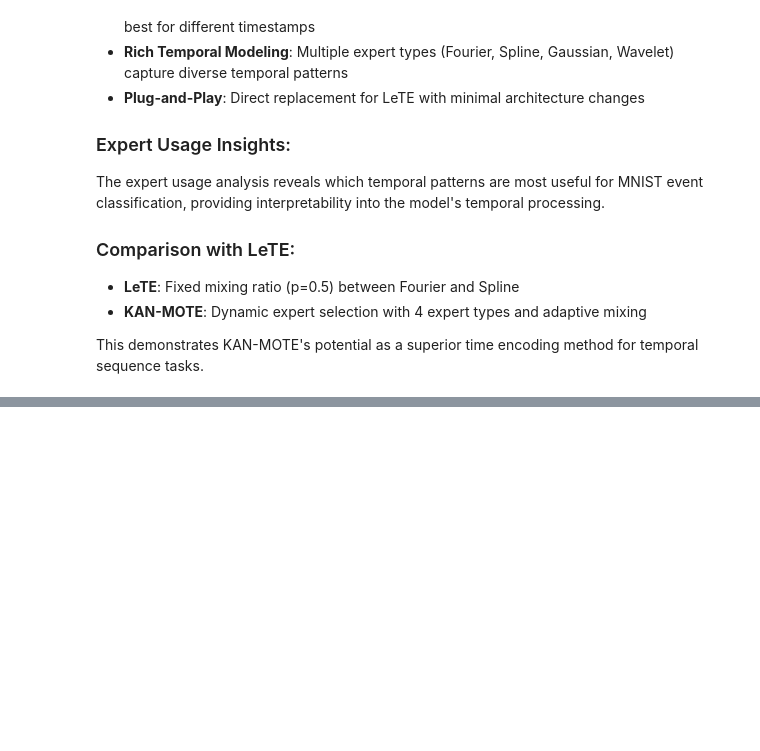
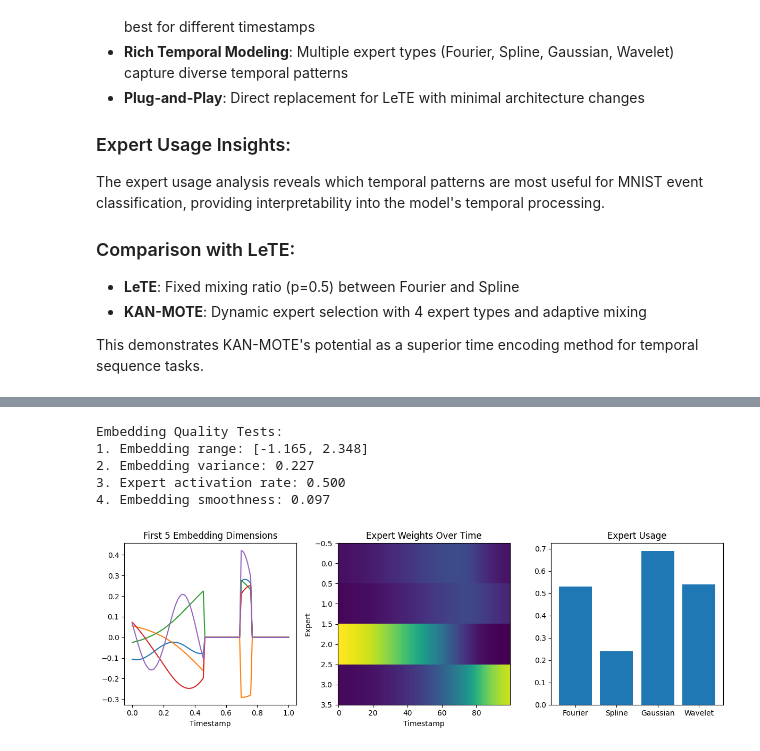
Before and after one commit to MichaelScodaeng/kan-mammotev2, a Jupyter notebook: test_mnist_kan_mote.ipynb, the cells around one changed output, grey strips where cells are left out. Saved outputs shown, nothing was run; the diff lists cells and outputs as text; code cells hidden in the pictures; blank space fills up the shorter version.

```diff
--- a/test_mnist_kan_mote.ipynb
+++ b/test_mnist_kan_mote.ipynb
@@ -612,0 +3011,53 @@ This demonstrates KAN-MOTE's potential as a superior time encoding method for te
+# %%
+# Test embedding diversity and quality
+def test_embedding_quality(model, device):
+    model.eval()
+
+    # Test different timestamp ranges
+    timestamps = torch.linspace(0, 1, 100).unsqueeze(1).to(device)
+
+    with torch.no_grad():
+        embeddings, expert_weights, expert_mask = model.time_encoder(timestamps, None)
+
+    print("Embedding Quality Tests:")
+    print(f"1. Embedding range: [{embeddings.min():.3f}, {embeddings.max():.3f}]")
+    print(f"2. Embedding variance: {embeddings.var():.3f}")
+    print(f"3. Expert activation rate: {expert_mask.float().mean():.3f}")
+
+    # Check if embeddings change smoothly
+    embedding_diffs = torch.diff(embeddings, dim=0).norm(dim=1)
+    print(f"4. Embedding smoothness: {embedding_diffs.mean():.3f}")
+
+    # Visualize embeddings
+    plt.figure(figsize=(12, 4))
+
+    plt.subplot(1, 3, 1)
+    plt.plot(timestamps.cpu(), embeddings[:, :5].cpu())
+    plt.title('First 5 Embedding Dimensions')
+    plt.xlabel('Timestamp')
+
+    plt.subplot(1, 3, 2)
+    plt.imshow(expert_weights.cpu().T, aspect='auto', cmap='viridis')
+    plt.title('Expert Weights Over Time')
+    plt.xlabel('Timestamp')
+    plt.ylabel('Expert')
+
+    plt.subplot(1, 3, 3)
+    expert_usage = expert_mask.float().mean(dim=0)
+    plt.bar(['Fourier', 'Spline', 'Gaussian', 'Wavelet'], expert_usage.cpu())
+    plt.title('Expert Usage')
+
+    plt.tight_layout()
+    plt.show()
+
+    return embeddings, expert_weights, expert_mask
+
+# Run after training
+embeddings, weights, mask = test_embedding_quality(model, device)
+# %% [output]
+Embedding Quality Tests:
+1. Embedding range: [-1.165, 2.348]
+2. Embedding variance: 0.227
+3. Expert activation rate: 0.500
+4. Embedding smoothness: 0.097
+[figure, added]
```
Also changed, not shown: parts of 31 cells of this notebook, 17 other files.
